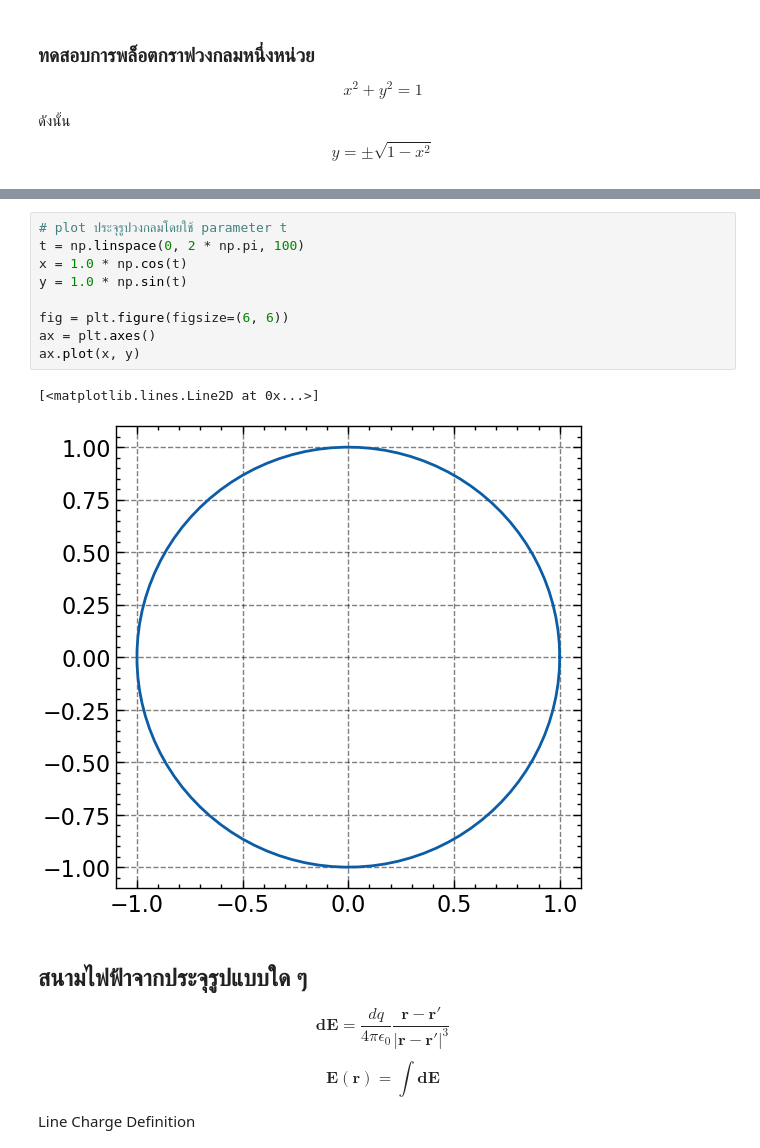
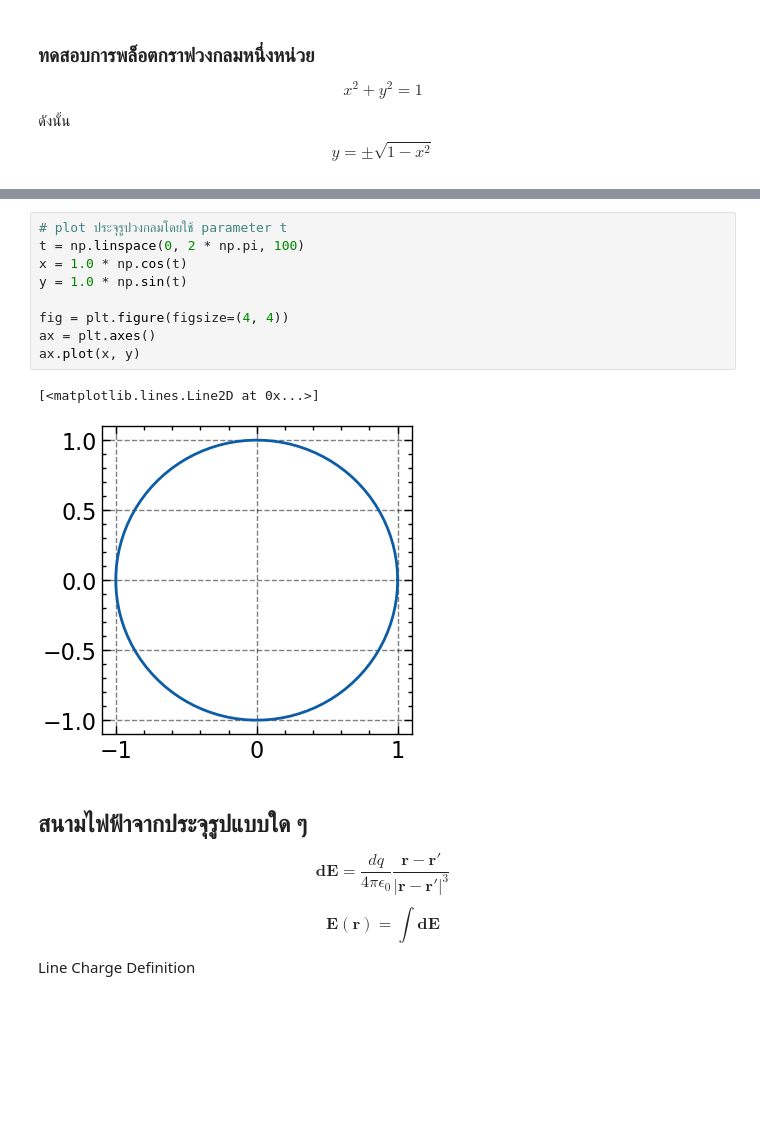
Before and after one commit to nayot/emag, a Jupyter notebook: Gauss_Law_WB.ipynb, the cells around one changed output, grey strips where cells are left out. Saved outputs shown, nothing was run; the diff lists cells and outputs as text; blank space fills up the shorter version.

```diff
--- a/Gauss_Law_WB.ipynb
+++ b/Gauss_Law_WB.ipynb
@@ -36,15 +36,15 @@ ax.plot(x, y2)
 # %%
 # plot ประจุรูปวงกลมโดยใช้ parameter t
 t = np.linspace(0, 2 * np.pi, 100)
 x = 1.0 * np.cos(t)
 y = 1.0 * np.sin(t)
 
-fig = plt.figure(figsize=(6, 6))
+fig = plt.figure(figsize=(4, 4))
 ax = plt.axes()
 ax.plot(x, y)
 # %% [output]
 [<matplotlib.lines.Line2D at 0x...>]
-[figure, old version]
+[figure, new version]
 # %% [markdown]
 ## สนามไฟฟ้าจากประจุรูปแบบใด ๆ
 $$\mathbf{dE}=\frac{dq}{4\pi\epsilon_0}\frac{\mathbf{r-r'}}{|\mathbf{r-r'}|^3}$$
```
Also changed, not shown: parts of 31 cells of this notebook, 1 other file.
